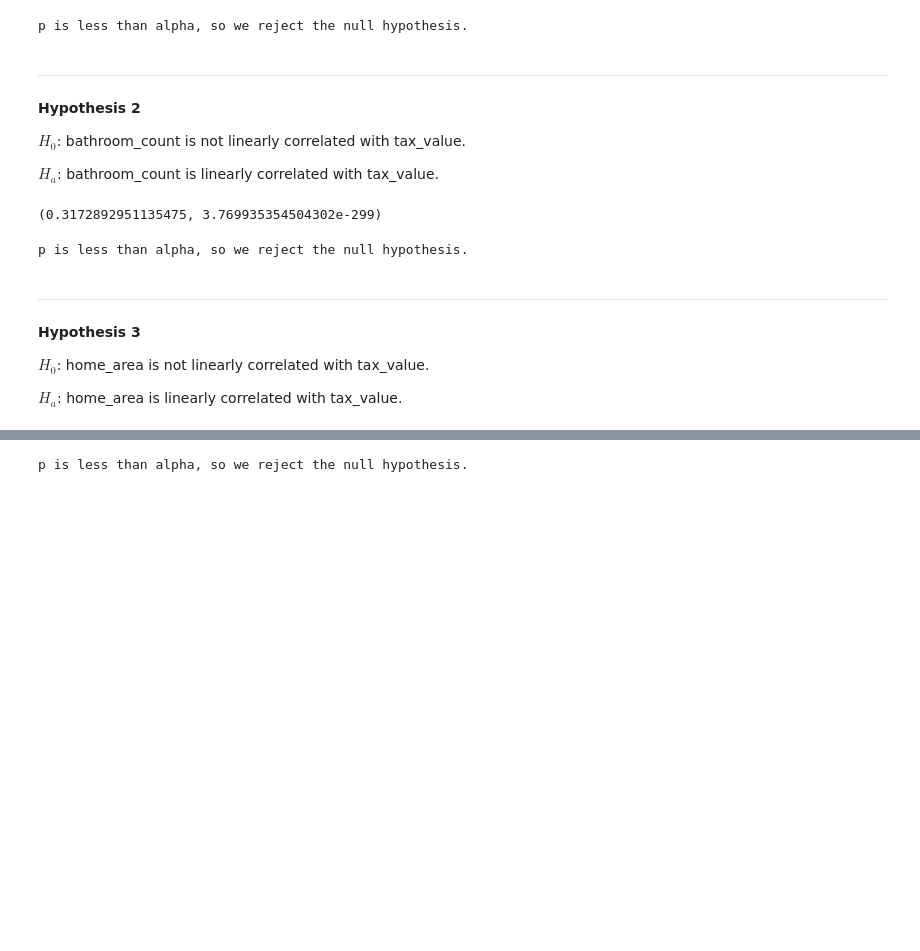
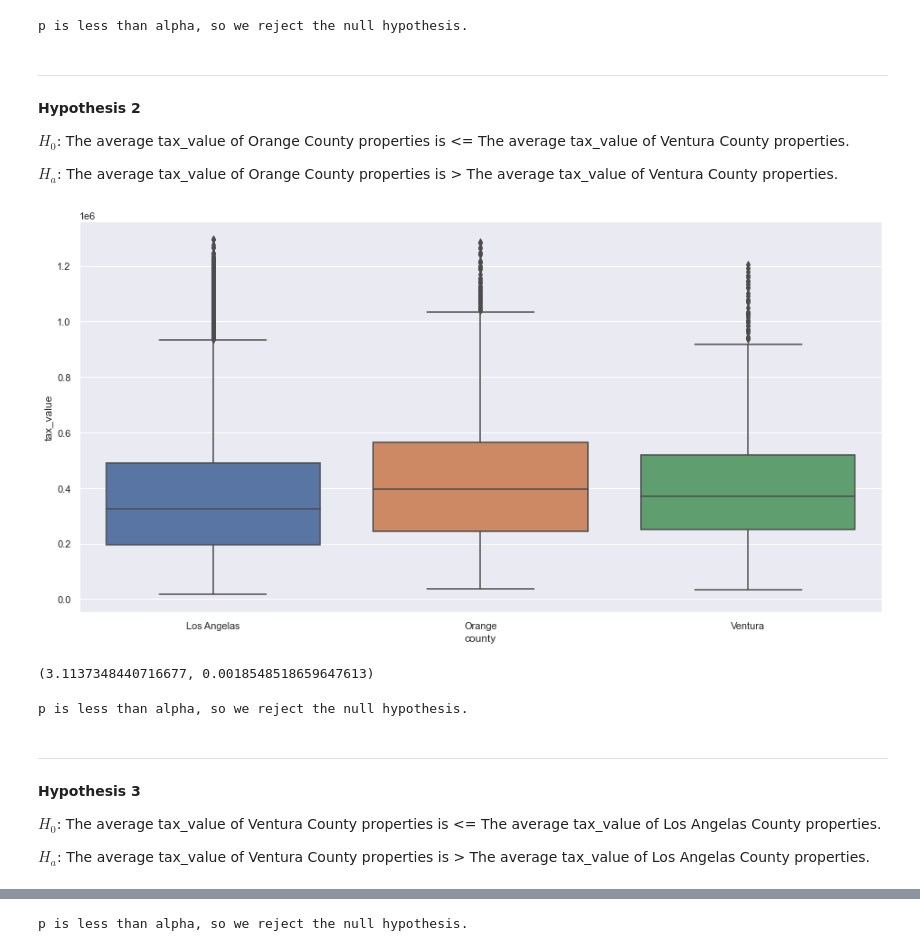
Before and after one commit to johnathon-smith/zillow_regression_project, a Jupyter notebook: final_report.ipynb, the cells around one changed output, grey strips where cells are left out. Cells and saved outputs as stored; diff of their text form; code cells hidden in the pictures; blank space fills up the shorter version.

```diff
--- a/final_report.ipynb
+++ b/final_report.ipynb
@@ -224,8 +236,13 @@ p is less than alpha, so we reject the null hypothesis.
 ***
 __Hypothesis 2__
 
-$H_0$: bathroom_count is not linearly correlated with tax_value.
+$H_0$: The average tax_value of Orange County properties is <= The average tax_value of Ventura County properties.
 
-$H_a$: bathroom_count is linearly correlated with tax_value.
+$H_a$: The average tax_value of Orange County properties is > The average tax_value of  Ventura County properties.
+# %%
+sns.boxplot(x = 'county', y = 'tax_value', data = train)
+plt.show()
+# %% [output]
+[figure, added]
 # %%
 alpha = 0.05
@@ -232,8 +254,8 @@ alpha = 0.05
 # %%
-corr, p = stats.pearsonr(train.bathroom_count, train.tax_value)
-corr, p
+t, p = stats.ttest_ind(orange_county.tax_value, ventura_county.tax_value)
+t, p
 # %% [output]
-(0.3172892951135475, 3.769935354504302e-299)
+(3.1137348440716677, 0.0018548518659647613)
 # %%
 explore.is_significant(p, alpha)
 # %% [output]
@@ -242,9 +264,9 @@ p is less than alpha, so we reject the null hypothesis.
 ***
 __Hypothesis 3__
 
-$H_0$: home_area is not linearly correlated with tax_value.
+$H_0$: The average tax_value of Ventura County properties is <= The average tax_value of Los Angelas County properties.
 
-$H_a$: home_area is linearly correlated with tax_value.
+$H_a$: The average tax_value of Ventura County properties is > The average tax_value of Los Angelas County properties.
 # %%
 alpha = 0.05
 # %%
```
Also changed, not shown: parts of 48 cells of this notebook.
